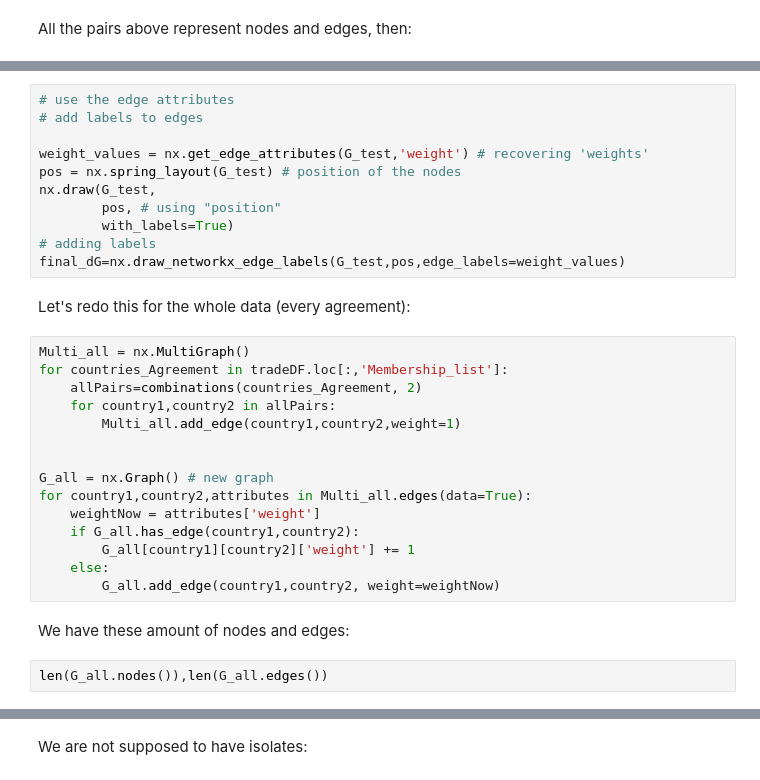
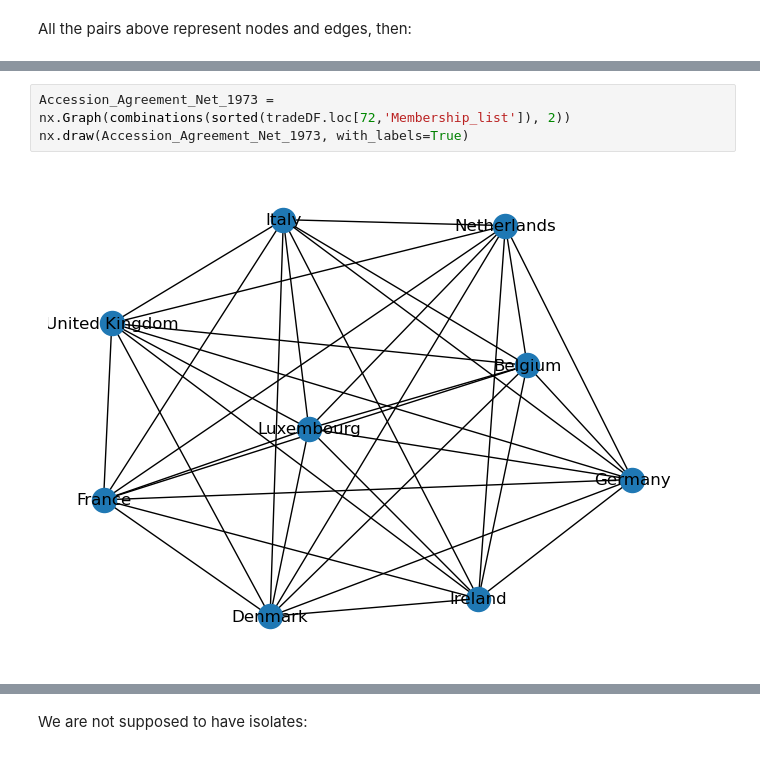
Before and after one commit to SocialAnalytics-StrategicIntelligence/introGraph, a Jupyter notebook: index.ipynb, the cells around one changed output, grey strips where cells are left out. Drawn from its saved outputs; the diff is of its cells as text.

```diff
--- a/index.ipynb
+++ b/index.ipynb
@@ -707,32 +594,5 @@ We can use the attribute for plotting:
-# %%
-# use the edge attributes
-# add labels to edges
-
-weight_values = nx.get_edge_attributes(G_test,'weight') # recovering 'weights'
-pos = nx.spring_layout(G_test) # position of the nodes
-nx.draw(G_test,
-        pos, # using "position"
-        with_labels=True)
-# adding labels
-final_dG=nx.draw_networkx_edge_labels(G_test,pos,edge_labels=weight_values)
-# %% [markdown]
-Let's redo this for the whole data (every agreement):
-# %%
-Multi_all = nx.MultiGraph()
-for countries_Agreement in tradeDF.loc[:,'Membership_list']:
-    allPairs=combinations(countries_Agreement, 2)
-    for country1,country2 in allPairs:
-        Multi_all.add_edge(country1,country2,weight=1)
-
-
-G_all = nx.Graph() # new graph
-for country1,country2,attributes in Multi_all.edges(data=True):
-    weightNow = attributes['weight']
-    if G_all.has_edge(country1,country2):
-        G_all[country1][country2]['weight'] += 1
-    else:
-        G_all.add_edge(country1,country2, weight=weightNow)
-# %% [markdown]
-We have these amount of nodes and edges:
-# %%
-len(G_all.nodes()),len(G_all.edges())
+# %%
+Accession_Agreement_Net_1973 = nx.Graph(combinations(sorted(tradeDF.loc[72,'Membership_list']), 2))
+nx.draw(Accession_Agreement_Net_1973, with_labels=True)
+# %% [output]
+[figure, added]
```
Also changed, not shown: parts of 76 cells of this notebook, 5 other files.
